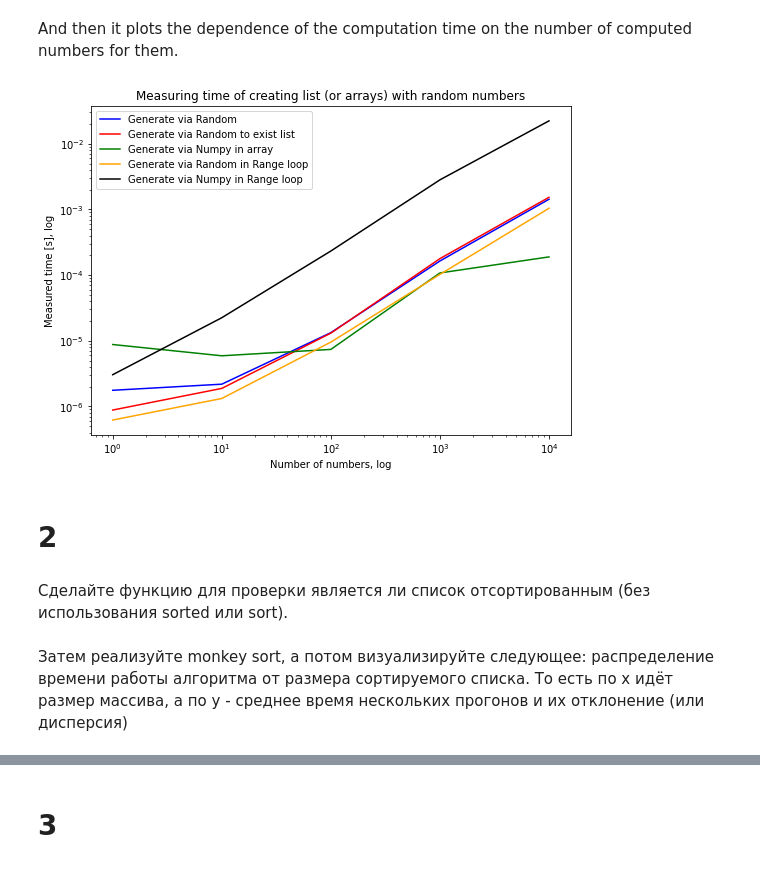
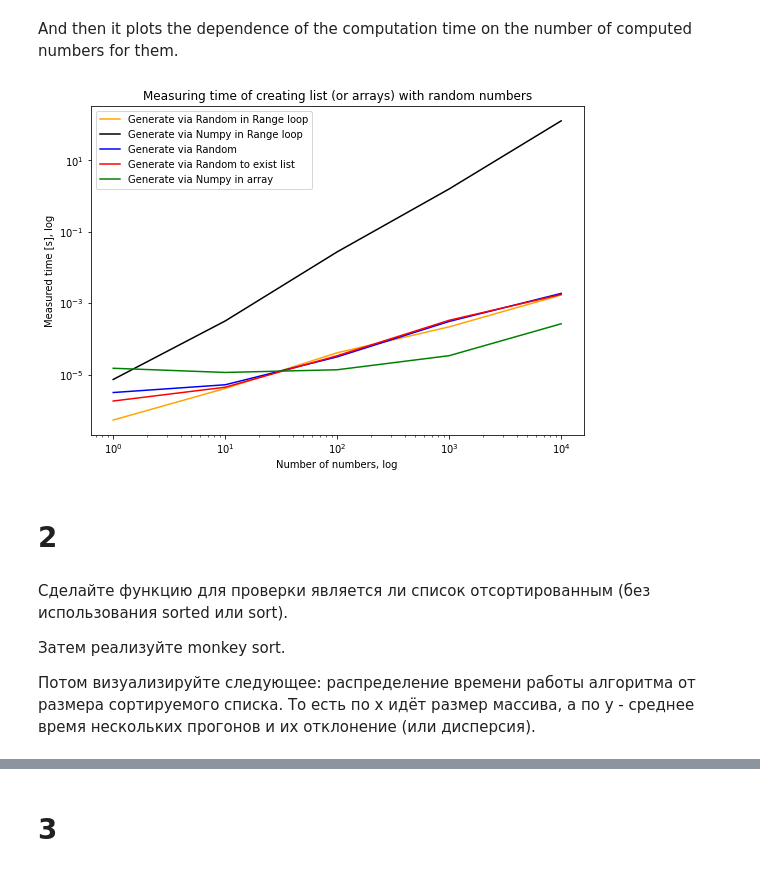
Before and after one commit to Freddsle/BI_2021_Python, a Jupyter notebook: python_homework/random_practice/random_practice.ipynb, the cells around one changed output, grey strips where cells are left out. Cells and saved outputs as stored; diff of their text form; code cells hidden in the pictures.

```diff
--- a/python_homework/random_practice/random_practice.ipynb
+++ b/python_homework/random_practice/random_practice.ipynb
@@ -93,15 +46,19 @@ def random_timer_range(number_numbers):
     iters = 5
 
     for _ in range(iters):
-        start_random = timer()
+        inside_random_time, inside_np_time = 0, 0
+
         for _ in range(number_numbers):
+            start_random = timer()
             random.random()
-        end_random_generate += timer() - start_random
+            inside_random_time += (timer() - start_random)
+        end_random_generate += inside_random_time
 
-        start_np = timer()
         for _ in range(number_numbers):
+            start_np = timer()
             np.random.uniform(0, 1)
-        end_np += timer() - start_np
+            inside_np_time += (timer() - start_random)
+        end_np += inside_np_time
 
     return end_random_generate / iters, end_np / iters
 
@@ -117,39 +74,41 @@ def generate_plot_list():
     timer_random_loop, timer_np_loop = [], []
     number_n = [int(i) for i in np.logspace(0, 5, num=5-0, endpoint=False)]
 
     for n in number_n:
         end_random_generate, end_random_prelist, end_np = random_list_timer(n)
         end_range_random, end_range_np = random_timer_range(n)
         timer_random_generate.append(end_random_generate)
         timer_random_prelist.append(end_random_prelist)
         timer_np.append(end_np)
         timer_random_loop.append(end_range_random)
         timer_np_loop.append(end_range_np)
 
     fig, ax = plt.subplots()
+    ax.plot(number_n, timer_random_loop, label='Generate via Random in Range loop', color = 'orange')
+    ax.plot(number_n, timer_np_loop, label='Generate via Numpy in Range loop', color = 'black')
     ax.plot(number_n, timer_random_generate, label='Generate via Random', color='blue')
     ax.plot(number_n, timer_random_prelist, label='Generate via Random to exist list', color = 'red')
     ax.plot(number_n, timer_np, label='Generate via Numpy in array', color = 'green')
-    ax.plot(number_n, timer_random_loop, label='Generate via Random in Range loop', color = 'orange')
-    ax.plot(number_n, timer_np_loop, label='Generate via Numpy in Range loop', color = 'black')
     plt.title('Measuring time of creating list (or arrays) with random numbers')
     plt.xlabel('Number of numbers, log')
     plt.ylabel('Measured time [s], log')
     plt.tight_layout()
     ax.legend()
     ax.set_yscale('log')
     ax.set_xscale('log')
     plt.gcf().set_size_inches(8, 6)
     #plt.savefig('python_homework/random_practice/Plots/random_numbers.png', dpi=100, bbox_inches='tight')
     plt.show()
     plt.close()
 
 generate_plot_list()
 # %% [output]
-[figure, old version]
+[figure, new version]
 # %% [markdown]
 # 2
-# %% [markdown]
-Сделайте функцию для проверки является ли список отсортированным (без использования sorted или sort).
 # %% [markdown]
-Затем реализуйте monkey sort, а потом визуализируйте следующее: распределение времени работы алгоритма от размера сортируемого списка. То есть по x идёт размер массива, а по y - среднее время нескольких прогонов и их отклонение (или дисперсия)
+Сделайте функцию для проверки является ли список отсортированным (без использования sorted или sort).
+
+Затем реализуйте monkey sort.
+
+Потом визуализируйте следующее: распределение времени работы алгоритма от размера сортируемого списка. То есть по x идёт размер массива, а по y - среднее время нескольких прогонов и их отклонение (или дисперсия).
```
Also changed, not shown: parts of 9 cells of this notebook, 2 other files.
